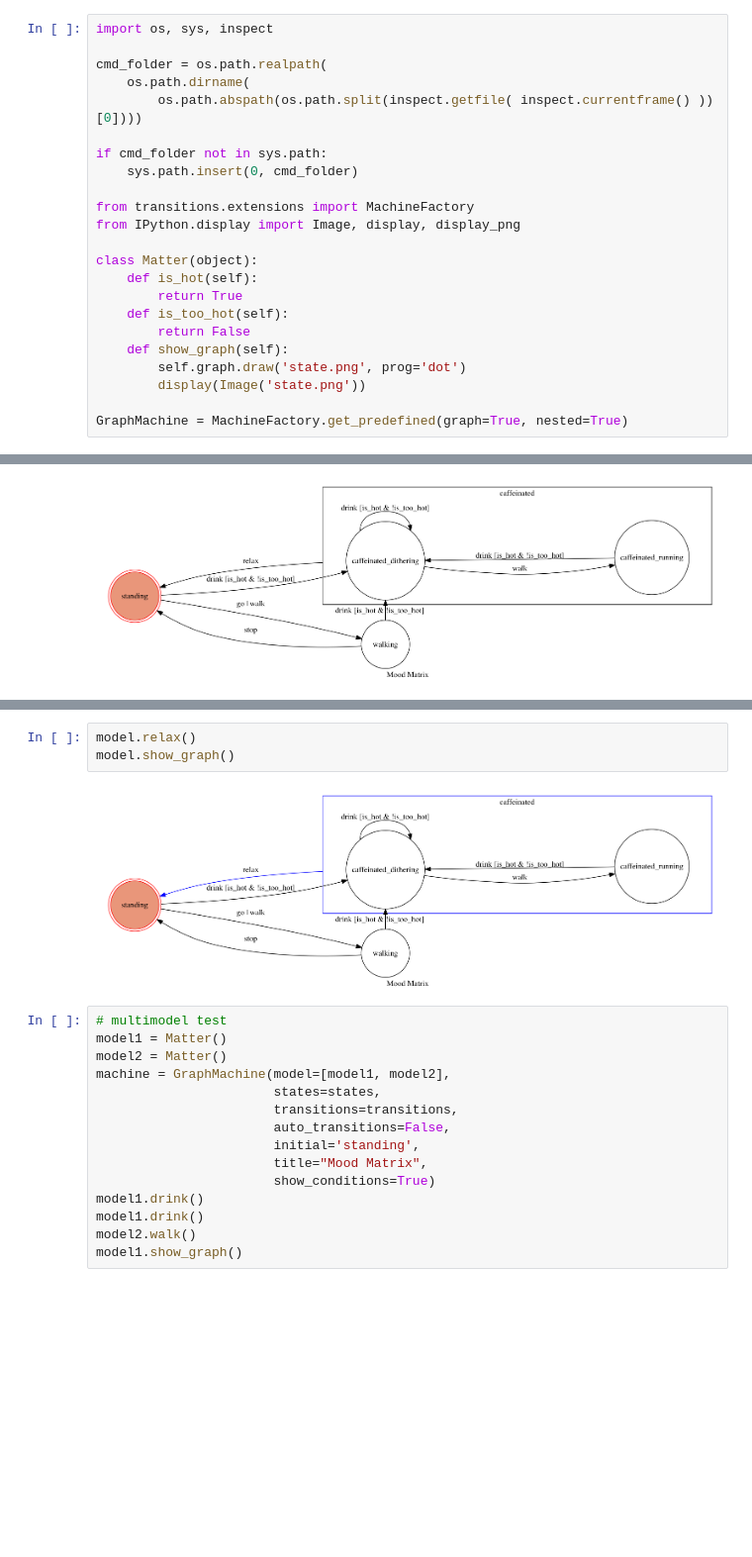
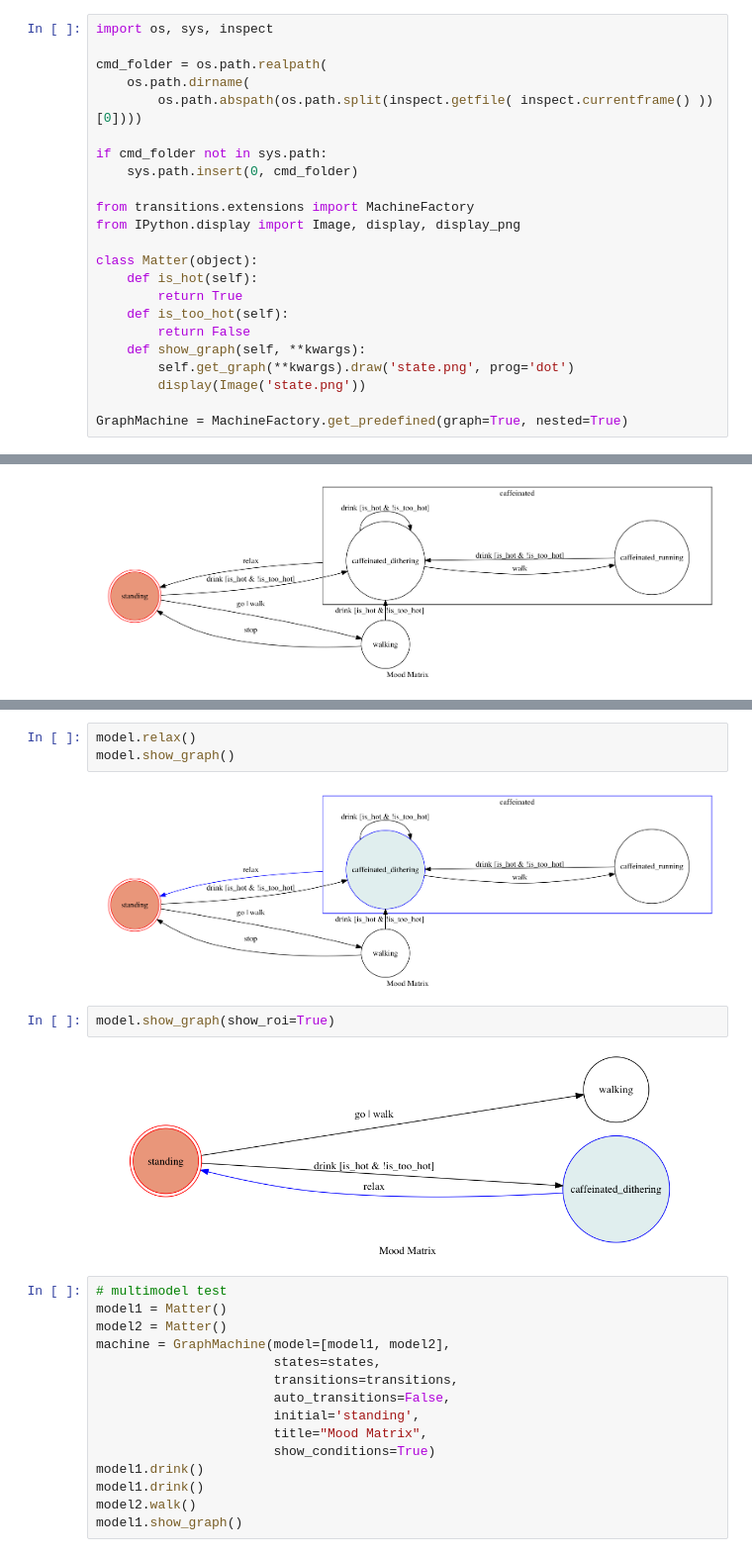
Before and after one commit to pytransitions/transitions, a Jupyter notebook: examples/Graph MIxin Demo Nested.ipynb, the cells around one changed output, grey strips where cells are left out. Shown at 99% size. Cells and saved outputs as stored; diff of their text form; blank space fills up the shorter version.

```diff
--- a/examples/Graph MIxin Demo Nested.ipynb
+++ b/examples/Graph MIxin Demo Nested.ipynb
@@ -16,8 +16,8 @@ class Matter(object):
         return True
     def is_too_hot(self):
         return False
-    def show_graph(self):
-        self.graph.draw('state.png', prog='dot')
+    def show_graph(self, **kwargs):
+        self.get_graph(**kwargs).draw('state.png', prog='dot')
         display(Image('state.png'))
 
 GraphMachine = MachineFactory.get_predefined(graph=True, nested=True)
@@ -58,7 +58,11 @@ model.show_graph()
 model.relax()
 model.show_graph()
 # %% [output]
-[figure, old version]
+[figure, new version]
+# %%
+model.show_graph(show_roi=True)
+# %% [output]
+[figure, added]
 # %%
 # multimodel test
 model1 = Matter()
```
Also changed, not shown: parts of 3 cells of this notebook, 3 other files.
